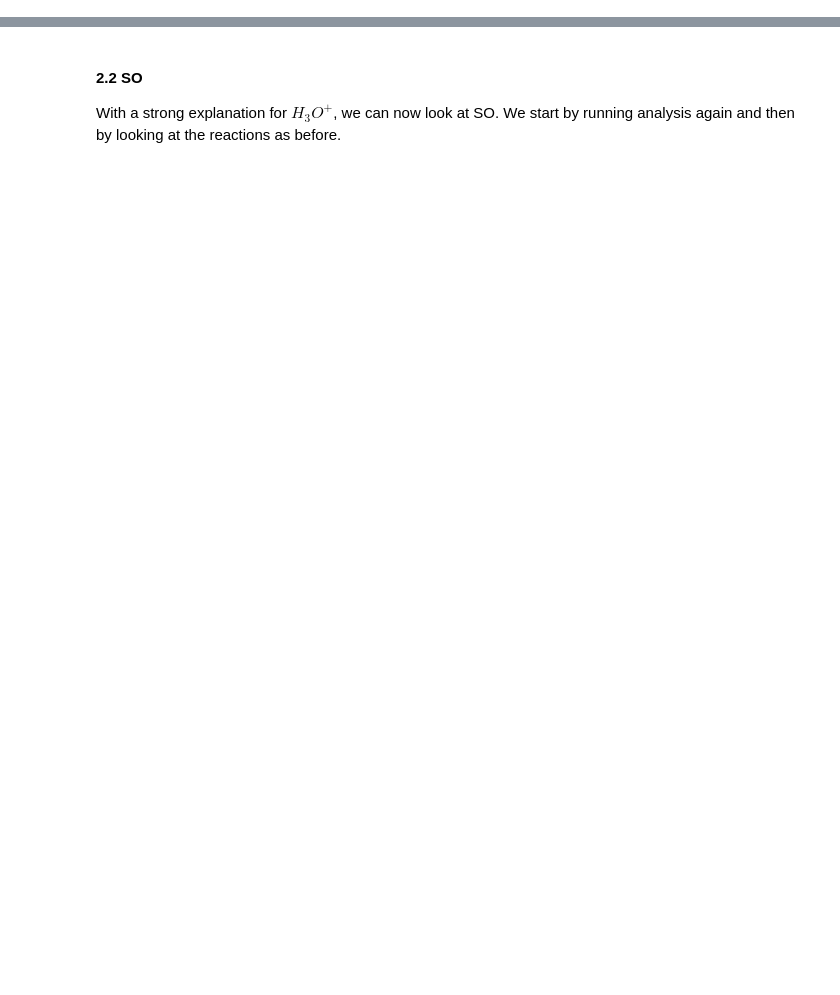
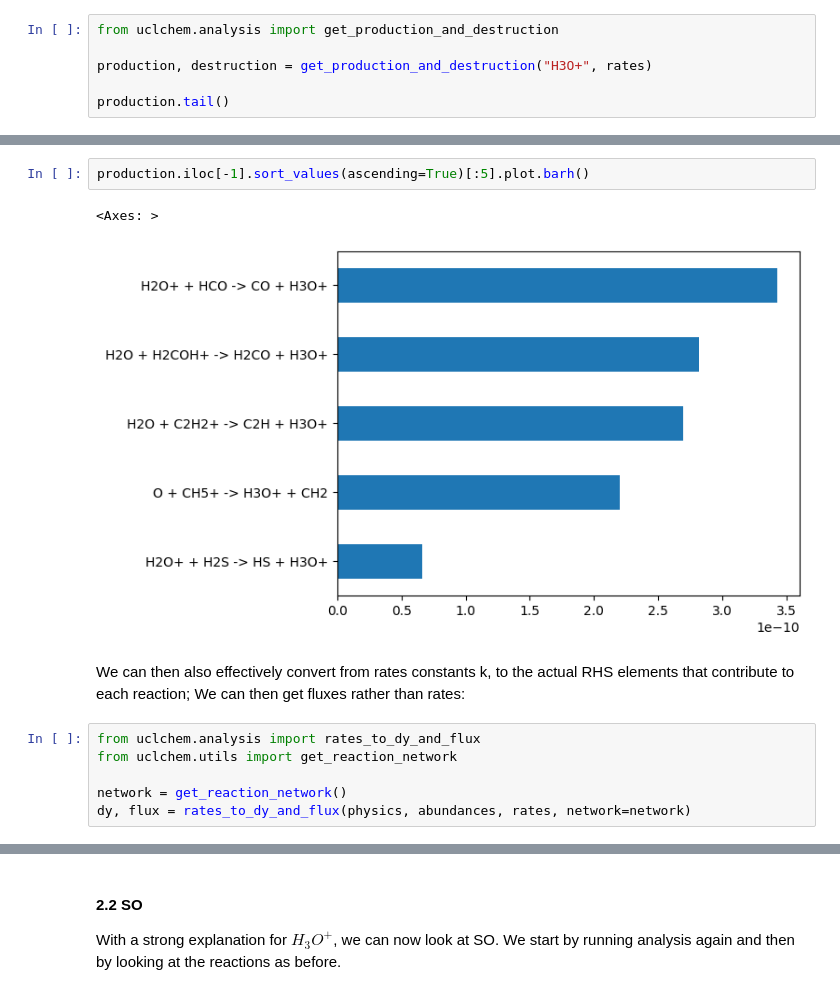
Before and after one commit to uclchem/UCLCHEM, a Jupyter notebook: notebooks/4_chemical_analysis.ipynb, the cells around one changed output, grey strips where cells are left out. Drawn from its saved outputs; the diff is of its cells as text; blank space fills up the shorter version.

```diff
--- a/notebooks/4_chemical_analysis.ipynb
+++ b/notebooks/4_chemical_analysis.ipynb
@@ -101,0 +135,6 @@ with open("../output/H3O-analysis-250.0_10000.0_1.0.csv") as fh:
+# %%
+from uclchem.analysis import get_production_and_destruction
+
+production, destruction = get_production_and_destruction("H3O+", rates)
+
+production.tail()
@@ -101,0 +149,14 @@ with open("../output/H3O-analysis-250.0_10000.0_1.0.csv") as fh:
+# %%
+production.iloc[-1].sort_values(ascending=True)[:5].plot.barh()
+# %% [output]
+<Axes: >
+[figure, added]
+# %% [markdown]
+We can then also effectively convert from rates constants k, to the actual RHS
+elements that contribute to each reaction; We can then get fluxes rather than rates:
+# %%
+from uclchem.analysis import rates_to_dy_and_flux
+from uclchem.utils import get_reaction_network
+
+network = get_reaction_network()
+dy, flux = rates_to_dy_and_flux(physics, abundances, rates, network=network)
```
Also changed, not shown: parts of 17 cells of this notebook, 32 other files.
